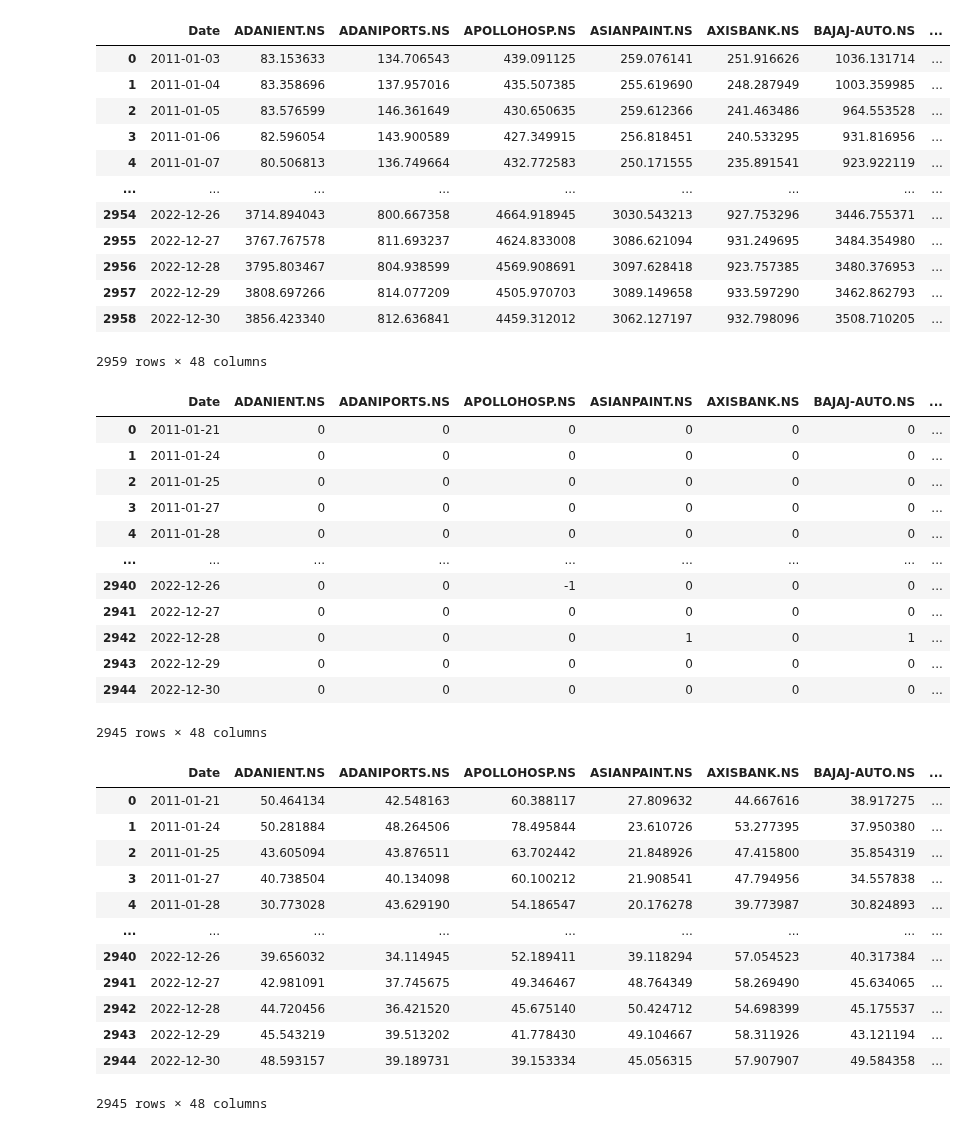
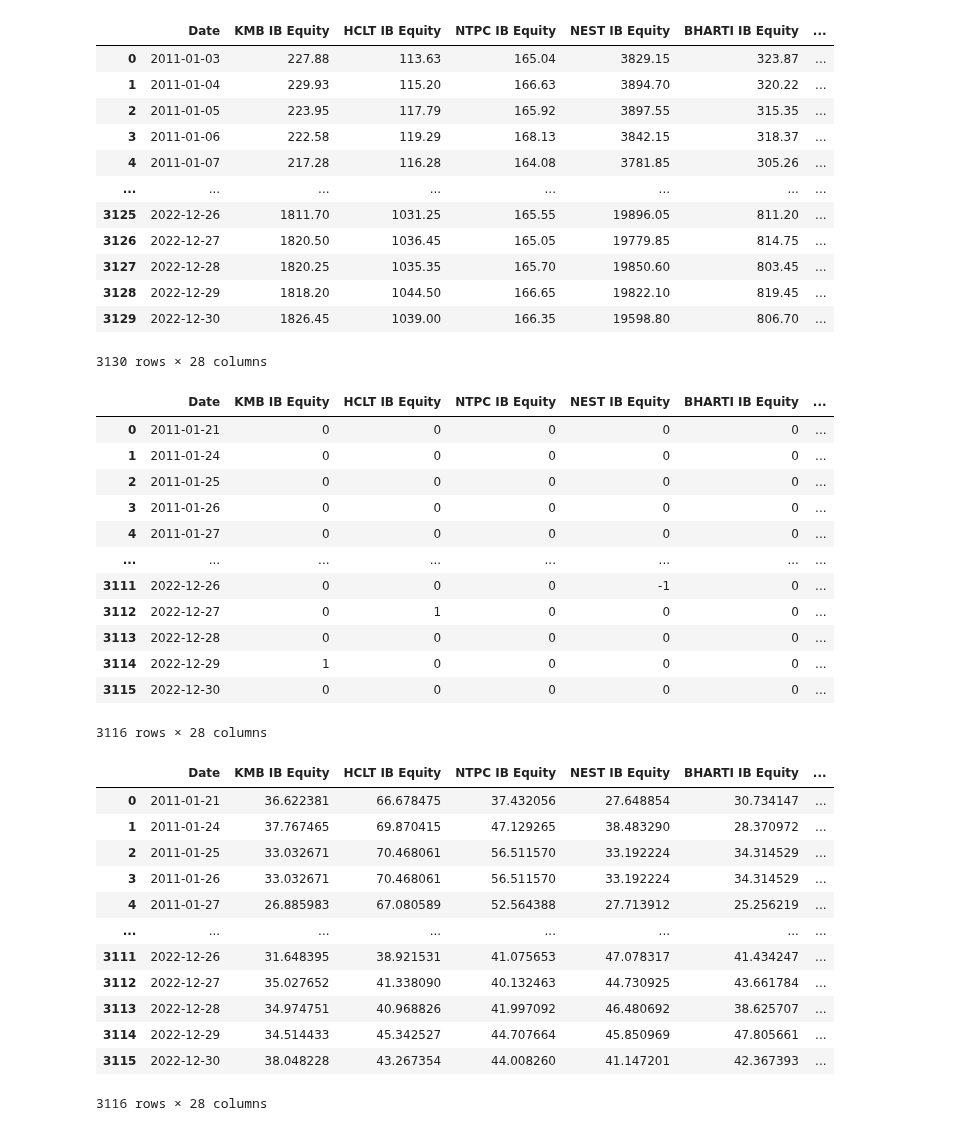
Before and after one commit to vedant2423/data-analysis-with-technical-indicators, a Jupyter notebook: Pair Trading final/notebooks/Without clustering/daily_pair_trade.ipynb, the cells around one changed output. Cells and saved outputs as stored; diff of their text form; code cells hidden in the pictures.

```diff
--- a/Pair Trading final/notebooks/Without clustering/daily_pair_trade.ipynb
+++ b/Pair Trading final/notebooks/Without clustering/daily_pair_trade.ipynb
@@ -14,34 +14,34 @@ t = 6
 #RSI parameters
 period = 14
 # %%
-dataimport = pd.read_csv('/Users/hitengoel/Machine Learning/data analysis(technical indiactors)/data-analysis-with-technical-indicators/Pair Trading final/preprocessing/Nifty_50.csv')
+dataimport = pd.read_csv('/Users/hitengoel/Machine Learning/data analysis(technical indiactors)/data-analysis-with-technical-indicators/Pair Trading final/data/Indexes/Sensex.csv')
 
 
 dataimport['Date'] = pd.to_datetime(dataimport['Date'])
 dataimport.set_index('Date', inplace=True)
 data = dataimport.copy()
 
 data.reset_index(inplace=True)
 data['Date'] = data['Date'].astype(str)
 stock_names = data.columns[1:]
 
 datacopy = data.copy()
 
 data
 # %% [output]
-|  | Date | ADANIENT.NS | ADANIPORTS.NS | APOLLOHOSP.NS | ASIANPAINT.NS | AXISBANK.NS | BAJAJ-AUTO.NS | ... |
-| 0 | 2011-01-03 | 83.153633 | 134.706543 | 439.091125 | 259.076141 | 251.916626 | 1036.131714 | ... |
-| 1 | 2011-01-04 | 83.358696 | 137.957016 | 435.507385 | 255.619690 | 248.287949 | 1003.359985 | ... |
-| 2 | 2011-01-05 | 83.576599 | 146.361649 | 430.650635 | 259.612366 | 241.463486 | 964.553528 | ... |
-| 3 | 2011-01-06 | 82.596054 | 143.900589 | 427.349915 | 256.818451 | 240.533295 | 931.816956 | ... |
-| 4 | 2011-01-07 | 80.506813 | 136.749664 | 432.772583 | 250.171555 | 235.891541 | 923.922119 | ... |
-| ... | ... | ... | ... | ... | ... | ... | ... | ... |
-| 2954 | 2022-12-26 | 3714.894043 | 800.667358 | 4664.918945 | 3030.543213 | 927.753296 | 3446.755371 | ... |
-| 2955 | 2022-12-27 | 3767.767578 | 811.693237 | 4624.833008 | 3086.621094 | 931.249695 | 3484.354980 | ... |
-| 2956 | 2022-12-28 | 3795.803467 | 804.938599 | 4569.908691 | 3097.628418 | 923.757385 | 3480.376953 | ... |
-| 2957 | 2022-12-29 | 3808.697266 | 814.077209 | 4505.970703 | 3089.149658 | 933.597290 | 3462.862793 | ... |
-| 2958 | 2022-12-30 | 3856.423340 | 812.636841 | 4459.312012 | 3062.127197 | 932.798096 | 3508.710205 | ... |
+|  | Date | KMB IB Equity | HCLT IB Equity | NTPC IB Equity | NEST IB Equity | BHARTI IB Equity | ... |
+| 0 | 2011-01-03 | 227.88 | 113.63 | 165.04 | 3829.15 | 323.87 | ... |
+| 1 | 2011-01-04 | 229.93 | 115.20 | 166.63 | 3894.70 | 320.22 | ... |
+| 2 | 2011-01-05 | 223.95 | 117.79 | 165.92 | 3897.55 | 315.35 | ... |
+| 3 | 2011-01-06 | 222.58 | 119.29 | 168.13 | 3842.15 | 318.37 | ... |
+| 4 | 2011-01-07 | 217.28 | 116.28 | 164.08 | 3781.85 | 305.26 | ... |
+| ... | ... | ... | ... | ... | ... | ... | ... |
+| 3125 | 2022-12-26 | 1811.70 | 1031.25 | 165.55 | 19896.05 | 811.20 | ... |
+| 3126 | 2022-12-27 | 1820.50 | 1036.45 | 165.05 | 19779.85 | 814.75 | ... |
+| 3127 | 2022-12-28 | 1820.25 | 1035.35 | 165.70 | 19850.60 | 803.45 | ... |
+| 3128 | 2022-12-29 | 1818.20 | 1044.50 | 166.65 | 19822.10 | 819.45 | ... |
+| 3129 | 2022-12-30 | 1826.45 | 1039.00 | 166.35 | 19598.80 | 806.70 | ... |
-2959 rows × 48 columns
+3130 rows × 28 columns
 # %%
 def MACD(price_data, short_window, long_window, signal_window, column_name):
     data = price_data
@@ -102,19 +102,19 @@ master_macd = master_macd.reset_index(drop=True)
 #master_macd = master_macd[232:725]
 master_macd
 # %% [output]
-|  | Date | ADANIENT.NS | ADANIPORTS.NS | APOLLOHOSP.NS | ASIANPAINT.NS | AXISBANK.NS | BAJAJ-AUTO.NS | ... |
-| 0 | 2011-01-21 | 0 | 0 | 0 | 0 | 0 | 0 | ... |
-| 1 | 2011-01-24 | 0 | 0 | 0 | 0 | 0 | 0 | ... |
-| 2 | 2011-01-25 | 0 | 0 | 0 | 0 | 0 | 0 | ... |
-| 3 | 2011-01-27 | 0 | 0 | 0 | 0 | 0 | 0 | ... |
-| 4 | 2011-01-28 | 0 | 0 | 0 | 0 | 0 | 0 | ... |
-| ... | ... | ... | ... | ... | ... | ... | ... | ... |
-| 2940 | 2022-12-26 | 0 | 0 | -1 | 0 | 0 | 0 | ... |
-| 2941 | 2022-12-27 | 0 | 0 | 0 | 0 | 0 | 0 | ... |
-| 2942 | 2022-12-28 | 0 | 0 | 0 | 1 | 0 | 1 | ... |
-| 2943 | 2022-12-29 | 0 | 0 | 0 | 0 | 0 | 0 | ... |
-| 2944 | 2022-12-30 | 0 | 0 | 0 | 0 | 0 | 0 | ... |
+|  | Date | KMB IB Equity | HCLT IB Equity | NTPC IB Equity | NEST IB Equity | BHARTI IB Equity | ... |
+| 0 | 2011-01-21 | 0 | 0 | 0 | 0 | 0 | ... |
+| 1 | 2011-01-24 | 0 | 0 | 0 | 0 | 0 | ... |
+| 2 | 2011-01-25 | 0 | 0 | 0 | 0 | 0 | ... |
+| 3 | 2011-01-26 | 0 | 0 | 0 | 0 | 0 | ... |
+| 4 | 2011-01-27 | 0 | 0 | 0 | 0 | 0 | ... |
+| ... | ... | ... | ... | ... | ... | ... | ... |
+| 3111 | 2022-12-26 | 0 | 0 | 0 | -1 | 0 | ... |
+| 3112 | 2022-12-27 | 0 | 1 | 0 | 0 | 0 | ... |
+| 3113 | 2022-12-28 | 0 | 0 | 0 | 0 | 0 | ... |
+| 3114 | 2022-12-29 | 1 | 0 | 0 | 0 | 0 | ... |
+| 3115 | 2022-12-30 | 0 | 0 | 0 | 0 | 0 | ... |
-2945 rows × 48 columns
+3116 rows × 28 columns
 # %%
 def calculate_rsi(prices, period):
     delta = prices.diff()
@@ -148,19 +148,19 @@ master_rsi = rsi_values[period:]
 master_rsi = master_rsi.reset_index(drop=True)
 master_rsi
 # %% [output]
-|  | Date | ADANIENT.NS | ADANIPORTS.NS | APOLLOHOSP.NS | ASIANPAINT.NS | AXISBANK.NS | BAJAJ-AUTO.NS | ... |
-| 0 | 2011-01-21 | 50.464134 | 42.548163 | 60.388117 | 27.809632 | 44.667616 | 38.917275 | ... |
-| 1 | 2011-01-24 | 50.281884 | 48.264506 | 78.495844 | 23.610726 | 53.277395 | 37.950380 | ... |
-| 2 | 2011-01-25 | 43.605094 | 43.876511 | 63.702442 | 21.848926 | 47.415800 | 35.854319 | ... |
-| 3 | 2011-01-27 | 40.738504 | 40.134098 | 60.100212 | 21.908541 | 47.794956 | 34.557838 | ... |
-| 4 | 2011-01-28 | 30.773028 | 43.629190 | 54.186547 | 20.176278 | 39.773987 | 30.824893 | ... |
-| ... | ... | ... | ... | ... | ... | ... | ... | ... |
-| 2940 | 2022-12-26 | 39.656032 | 34.114945 | 52.189411 | 39.118294 | 57.054523 | 40.317384 | ... |
-| 2941 | 2022-12-27 | 42.981091 | 37.745675 | 49.346467 | 48.764349 | 58.269490 | 45.634065 | ... |
-| 2942 | 2022-12-28 | 44.720456 | 36.421520 | 45.675140 | 50.424712 | 54.698399 | 45.175537 | ... |
-| 2943 | 2022-12-29 | 45.543219 | 39.513202 | 41.778430 | 49.104667 | 58.311926 | 43.121194 | ... |
-| 2944 | 2022-12-30 | 48.593157 | 39.189731 | 39.153334 | 45.056315 | 57.907907 | 49.584358 | ... |
+|  | Date | KMB IB Equity | HCLT IB Equity | NTPC IB Equity | NEST IB Equity | BHARTI IB Equity | ... |
+| 0 | 2011-01-21 | 36.622381 | 66.678475 | 37.432056 | 27.648854 | 30.734147 | ... |
+| 1 | 2011-01-24 | 37.767465 | 69.870415 | 47.129265 | 38.483290 | 28.370972 | ... |
+| 2 | 2011-01-25 | 33.032671 | 70.468061 | 56.511570 | 33.192224 | 34.314529 | ... |
+| 3 | 2011-01-26 | 33.032671 | 70.468061 | 56.511570 | 33.192224 | 34.314529 | ... |
+| 4 | 2011-01-27 | 26.885983 | 67.080589 | 52.564388 | 27.713912 | 25.256219 | ... |
+| ... | ... | ... | ... | ... | ... | ... | ... |
+| 3111 | 2022-12-26 | 31.648395 | 38.921531 | 41.075653 | 47.078317 | 41.434247 | ... |
+| 3112 | 2022-12-27 | 35.027652 | 41.338090 | 40.132463 | 44.730925 | 43.661784 | ... |
+| 3113 | 2022-12-28 | 34.974751 | 40.968826 | 41.997092 | 46.480692 | 38.625707 | ... |
+| 3114 | 2022-12-29 | 34.514433 | 45.342527 | 44.707664 | 45.850969 | 47.805661 | ... |
+| 3115 | 2022-12-30 | 38.048228 | 43.267354 | 44.008260 | 41.147201 | 42.367393 | ... |
-2945 rows × 48 columns
+3116 rows × 28 columns
 # %%
 prices = datacopy
 prices = prices[period:]
```
Also changed, not shown: parts of 3 cells of this notebook, 2 other files.
